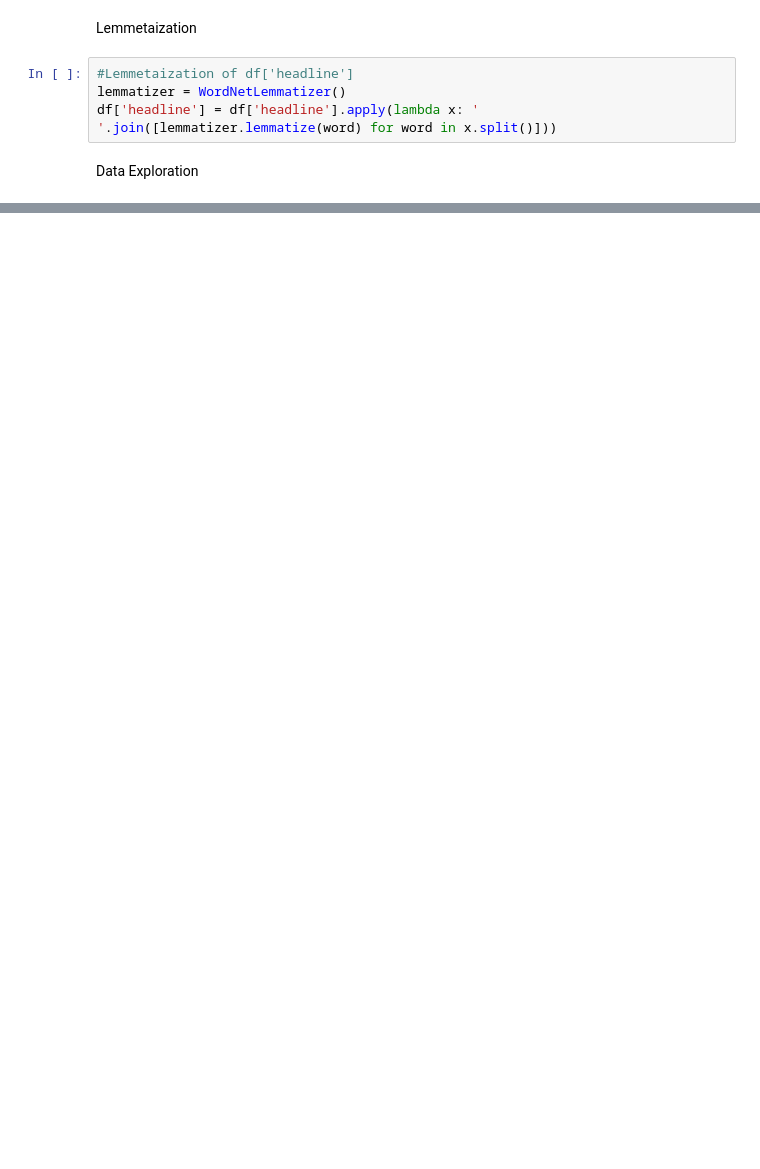
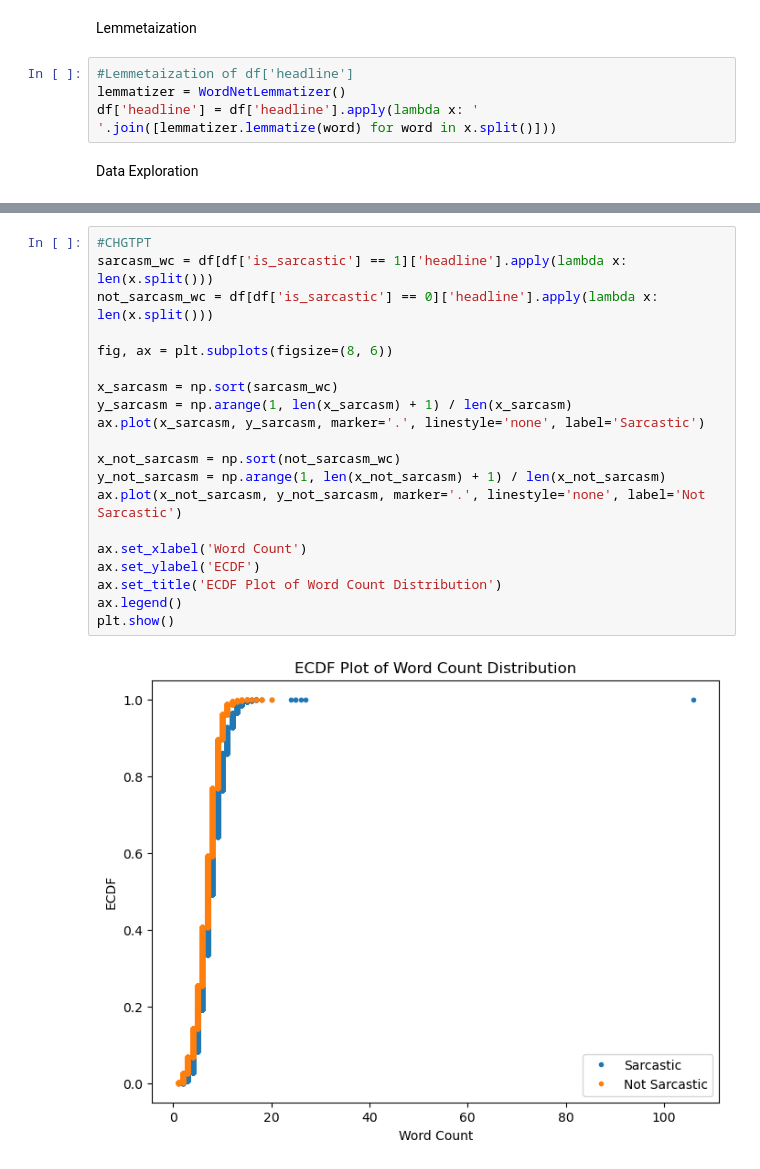
Before and after one commit to LaplaceDBen/Sarcasm_Detection, a Jupyter notebook: Sarcasm_Notebook.ipynb, the cells around one changed output, grey strips where cells are left out. Saved outputs shown, nothing was run; the diff lists cells and outputs as text; blank space fills up the shorter version.

```diff
--- a/Sarcasm_Notebook.ipynb
+++ b/Sarcasm_Notebook.ipynb
@@ -104,0 +197,22 @@ plot_wordcloud(df_not_sarcastic, "Non-Sarcastic Headlines")
+# %%
+#CHGTPT
+sarcasm_wc = df[df['is_sarcastic'] == 1]['headline'].apply(lambda x: len(x.split()))
+not_sarcasm_wc = df[df['is_sarcastic'] == 0]['headline'].apply(lambda x: len(x.split()))
+
+fig, ax = plt.subplots(figsize=(8, 6))
+
+x_sarcasm = np.sort(sarcasm_wc)
+y_sarcasm = np.arange(1, len(x_sarcasm) + 1) / len(x_sarcasm)
+ax.plot(x_sarcasm, y_sarcasm, marker='.', linestyle='none', label='Sarcastic')
+
+x_not_sarcasm = np.sort(not_sarcasm_wc)
+y_not_sarcasm = np.arange(1, len(x_not_sarcasm) + 1) / len(x_not_sarcasm)
+ax.plot(x_not_sarcasm, y_not_sarcasm, marker='.', linestyle='none', label='Not Sarcastic')
+
+ax.set_xlabel('Word Count')
+ax.set_ylabel('ECDF')
+ax.set_title('ECDF Plot of Word Count Distribution')
+ax.legend()
+plt.show()
+# %% [output]
+[figure, added]
```
Also changed, not shown: parts of 6 cells of this notebook, 4 other files.
